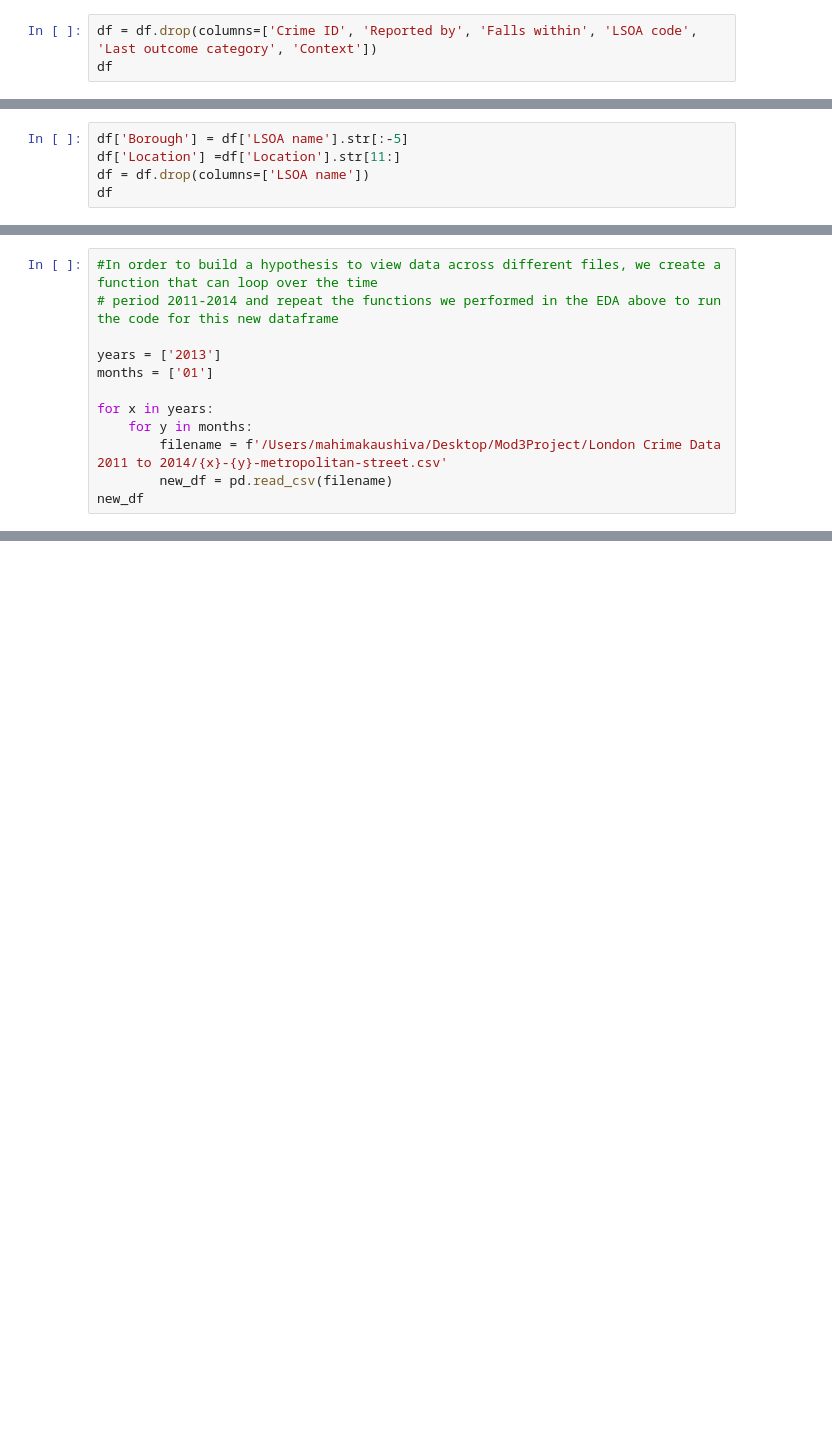
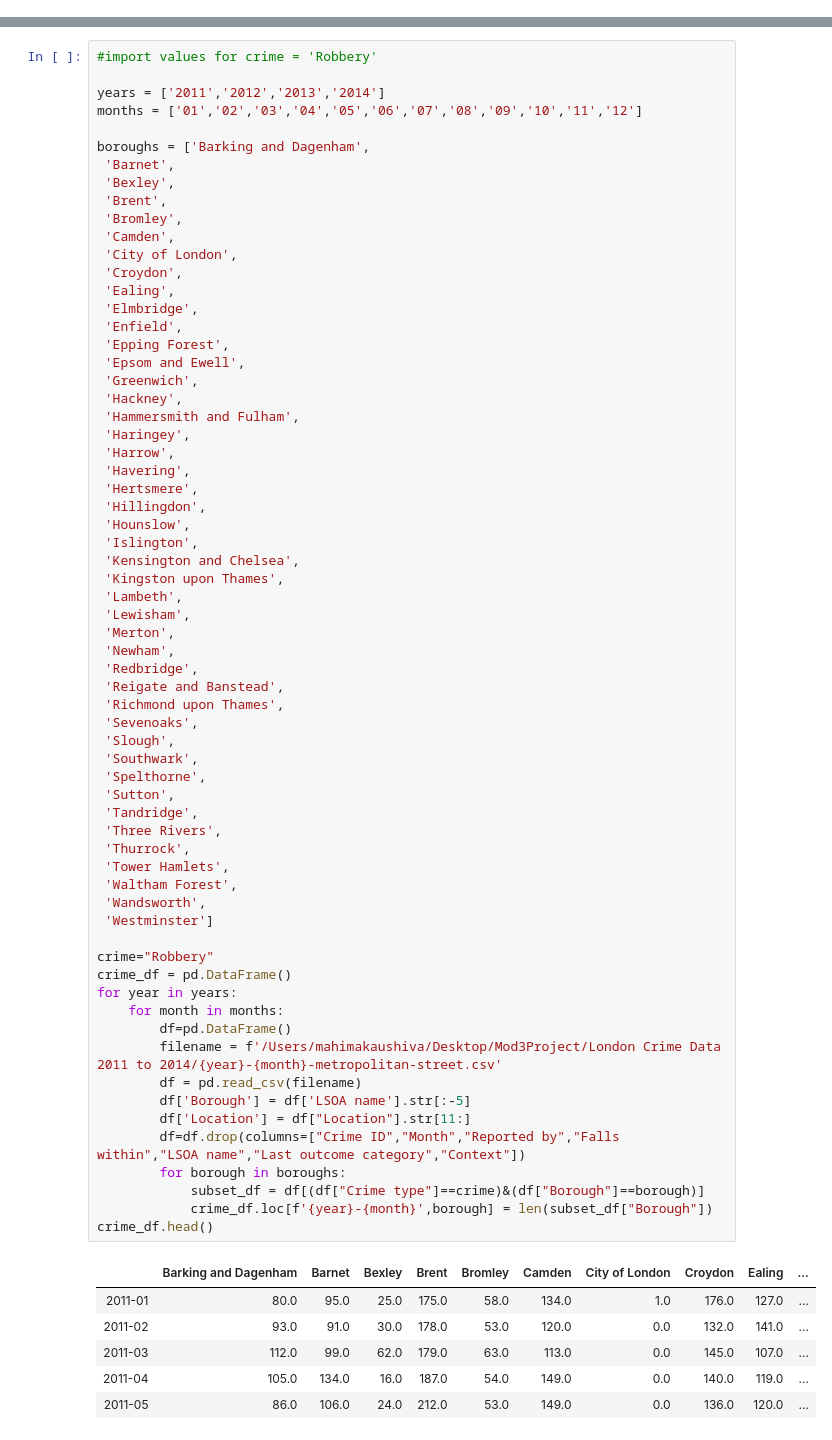
Before and after one commit to thomasribaroff/Mod3Project, a Jupyter notebook: Mahima's working notebook-2.ipynb, the cells around one changed output, grey strips where cells are left out. Saved outputs shown, nothing was run; the diff lists cells and outputs as text; blank space fills up the shorter version.

```diff
--- a/Mahima's working notebook-2.ipynb
+++ b/Mahima's working notebook-2.ipynb
@@ -159,3 +0,0 @@ df
-# %%
-df = df.drop(columns=['Crime ID', 'Reported by', 'Falls within', 'LSOA code', 'Last outcome category', 'Context'])
-df
@@ -176,5 +0,0 @@ df
-# %%
-df['Borough'] = df['LSOA name'].str[:-5]
-df['Location'] =df['Location'].str[11:]
-df = df.drop(columns=['LSOA name'])
-df
@@ -319,12 +0,0 @@ total_crime
-# %%
-#In order to build a hypothesis to view data across different files, we create a function that can loop over the time
-# period 2011-2014 and repeat the functions we performed in the EDA above to run the code for this new dataframe
-
-years = ['2013']
-months = ['01']
-
-for x in years:
-    for y in months:
-        filename = f'/Users/mahimakaushiva/Desktop/Mod3Project/London Crime Data 2011 to 2014/{x}-{y}-metropolitan-street.csv'
-        new_df = pd.read_csv(filename)
-new_df
@@ -616,0 +20,72 @@ SyntaxError: unexpected EOF while parsing (<ipython-input-48-e9d07c4a5dff>, line
+# %%
+#import values for crime = 'Robbery'
+
+years = ['2011','2012','2013','2014']
+months = ['01','02','03','04','05','06','07','08','09','10','11','12']
+
+boroughs = ['Barking and Dagenham',
+ 'Barnet',
+ 'Bexley',
+ 'Brent',
+ 'Bromley',
+ 'Camden',
+ 'City of London',
+ 'Croydon',
+ 'Ealing',
+ 'Elmbridge',
+ 'Enfield',
+ 'Epping Forest',
+ 'Epsom and Ewell',
+ 'Greenwich',
+ 'Hackney',
+ 'Hammersmith and Fulham',
+ 'Haringey',
+ 'Harrow',
+ 'Havering',
+ 'Hertsmere',
+ 'Hillingdon',
+ 'Hounslow',
+ 'Islington',
+ 'Kensington and Chelsea',
+ 'Kingston upon Thames',
+ 'Lambeth',
+ 'Lewisham',
+ 'Merton',
+ 'Newham',
+ 'Redbridge',
+ 'Reigate and Banstead',
+ 'Richmond upon Thames',
+ 'Sevenoaks',
+ 'Slough',
+ 'Southwark',
+ 'Spelthorne',
+ 'Sutton',
+ 'Tandridge',
+ 'Three Rivers',
+ 'Thurrock',
+ 'Tower Hamlets',
+ 'Waltham Forest',
+ 'Wandsworth',
+ 'Westminster']
+
+crime="Robbery"
+crime_df = pd.DataFrame()
+for year in years:
+    for month in months:
+        df=pd.DataFrame()
+        filename = f'/Users/mahimakaushiva/Desktop/Mod3Project/London Crime Data 2011 to 2014/{year}-{month}-metropolitan-street.csv'
+        df = pd.read_csv(filename)
+        df['Borough'] = df['LSOA name'].str[:-5]
+        df['Location'] = df["Location"].str[11:]
+        df=df.drop(columns=["Crime ID","Month","Reported by","Falls within","LSOA name","Last outcome category","Context"])
+        for borough in boroughs:
+            subset_df = df[(df["Crime type"]==crime)&(df["Borough"]==borough)]
+            crime_df.loc[f'{year}-{month}',borough] = len(subset_df["Borough"])
+crime_df.head()
+# %% [output]
+|  | Barking and Dagenham | Barnet | Bexley | Brent | Bromley | Camden | City of London | Croydon | Ealing | ... |
+| 2011-01 | 80.0 | 95.0 | 25.0 | 175.0 | 58.0 | 134.0 | 1.0 | 176.0 | 127.0 | ... |
+| 2011-02 | 93.0 | 91.0 | 30.0 | 178.0 | 53.0 | 120.0 | 0.0 | 132.0 | 141.0 | ... |
+| 2011-03 | 112.0 | 99.0 | 62.0 | 179.0 | 63.0 | 113.0 | 0.0 | 145.0 | 107.0 | ... |
+| 2011-04 | 105.0 | 134.0 | 16.0 | 187.0 | 54.0 | 149.0 | 0.0 | 140.0 | 119.0 | ... |
+| 2011-05 | 86.0 | 106.0 | 24.0 | 212.0 | 53.0 | 149.0 | 0.0 | 136.0 | 120.0 | ... |
```
Also changed, not shown: parts of 91 cells of this notebook, 2 other files.
